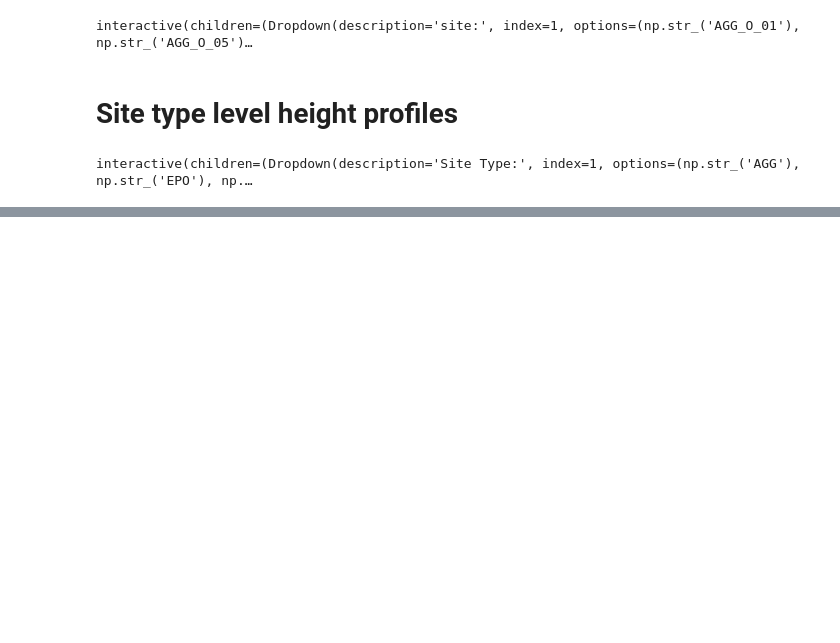
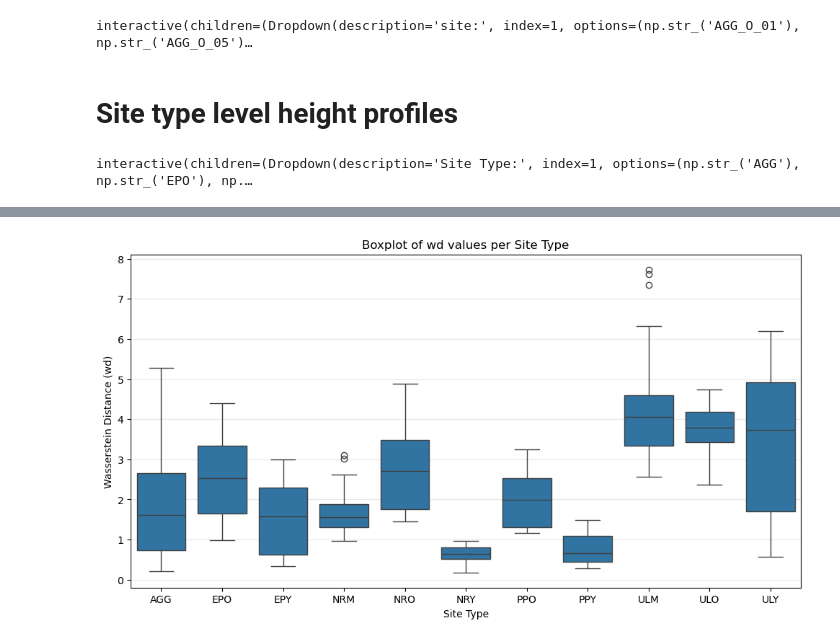
Before and after one commit to jameswesc/masters-thesis, a Jupyter notebook: notebooks/96_veg_profiles.ipynb, the cells around one changed output, grey strips where cells are left out. Drawn from its saved outputs; the diff is of its cells as text; code cells hidden in the pictures; blank space fills up the shorter version.

```diff
--- a/notebooks/96_veg_profiles.ipynb
+++ b/notebooks/96_veg_profiles.ipynb
@@ -202,0 +409,3 @@ interactive(children=(Dropdown(description='Site Type:', index=1, options=(np.st
+# %%
+wd_plot = neighbor_wasserstein(gridded_ds, var="pad", neighbors="8", return_per_cell=False)
+wd_plot
@@ -202,0 +430,3 @@ interactive(children=(Dropdown(description='Site Type:', index=1, options=(np.st
+# %%
+ds['wd'] = wd_plot
+ds
@@ -202,0 +451,18 @@ interactive(children=(Dropdown(description='Site Type:', index=1, options=(np.st
+# %%
+import seaborn as sns
+
+# Prepare data for boxplot
+wd_df = pd.DataFrame({
+    'wd': wd_plot.values,
+    'site_type': ds['site_type'].values
+})
+
+plt.figure(figsize=(12, 6))
+sns.boxplot(x='site_type', y='wd', data=wd_df)
+plt.xlabel('Site Type')
+plt.ylabel('Wasserstein Distance (wd)')
+plt.title('Boxplot of wd values per Site Type')
+plt.grid(True, axis='y', alpha=0.3)
+plt.show()
+# %% [output]
+[figure, added]
```
Also changed, not shown: parts of 13 cells of this notebook, 2 other files.
